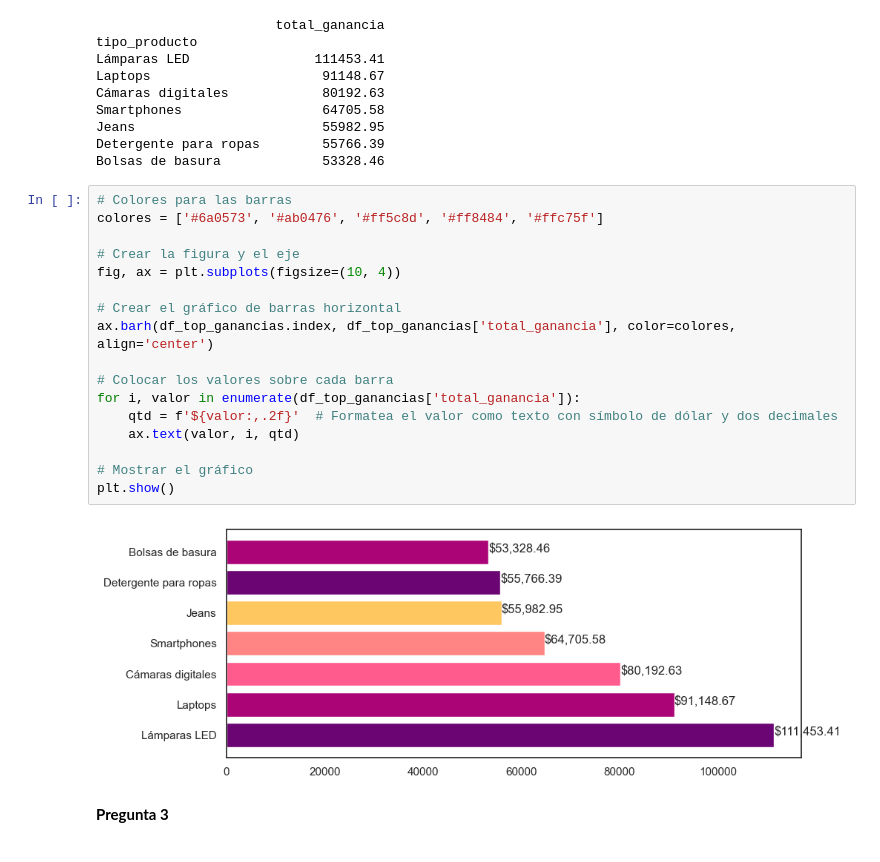
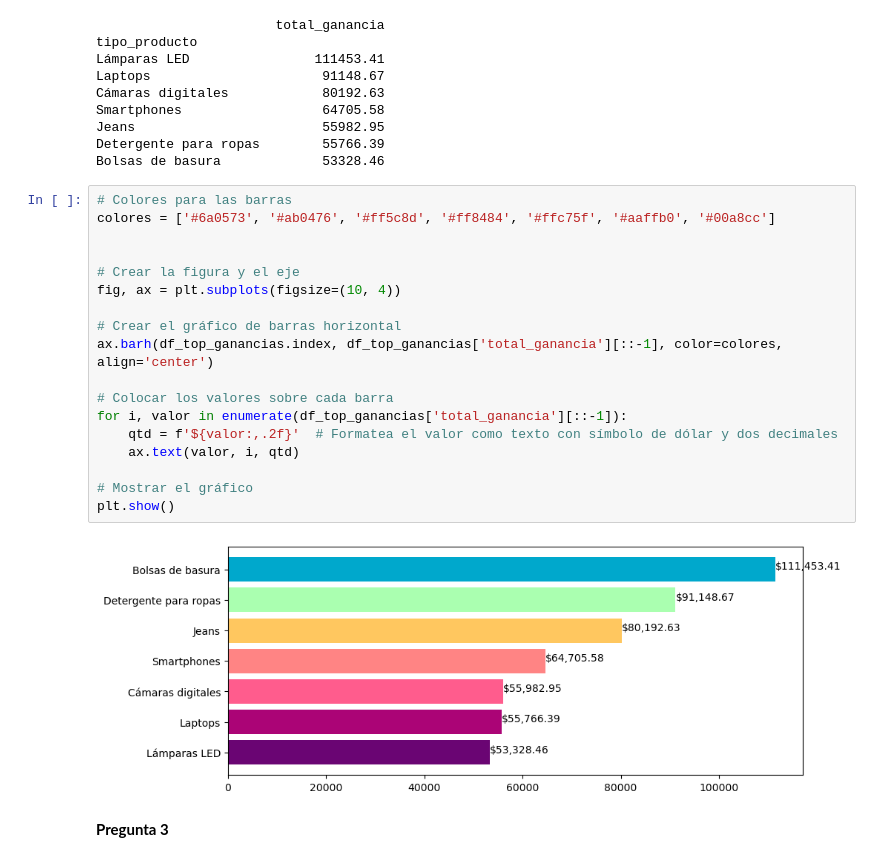
Before and after one commit to gabrielcz6/supermarketsalesanalysis, a Jupyter notebook: supermarketanalisis.ipynb, the cells around one changed output. Saved outputs shown, nothing was run; the diff lists cells and outputs as text.

```diff
--- a/supermarketanalisis.ipynb
+++ b/supermarketanalisis.ipynb
@@ -203,23 +203,24 @@ Detergente para ropas        55766.39
 Bolsas de basura             53328.46
 # %%
 # Colores para las barras
-colores = ['#6a0573', '#ab0476', '#ff5c8d', '#ff8484', '#ffc75f']
+colores = ['#6a0573', '#ab0476', '#ff5c8d', '#ff8484', '#ffc75f', '#aaffb0', '#00a8cc']
+
 
 # Crear la figura y el eje
 fig, ax = plt.subplots(figsize=(10, 4))
 
 # Crear el gráfico de barras horizontal
-ax.barh(df_top_ganancias.index, df_top_ganancias['total_ganancia'], color=colores, align='center')
+ax.barh(df_top_ganancias.index, df_top_ganancias['total_ganancia'][::-1], color=colores, align='center')
 
 # Colocar los valores sobre cada barra
-for i, valor in enumerate(df_top_ganancias['total_ganancia']):
+for i, valor in enumerate(df_top_ganancias['total_ganancia'][::-1]):
     qtd = f'${valor:,.2f}'  # Formatea el valor como texto con símbolo de dólar y dos decimales
     ax.text(valor, i, qtd)
 
 # Mostrar el gráfico
 plt.show()
 # %% [output]
-[figure, old version]
+[figure, new version]
 # %% [markdown]
 **Pregunta 3**
 # %%
```
Also changed, not shown: parts of 1 cell of this notebook.
